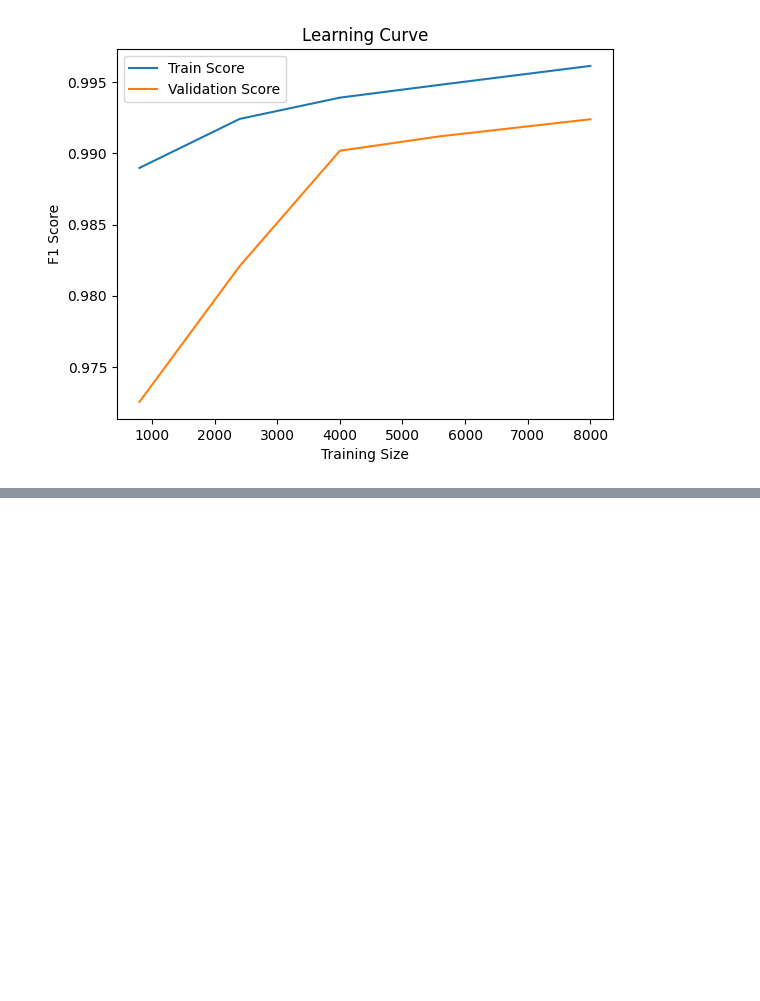
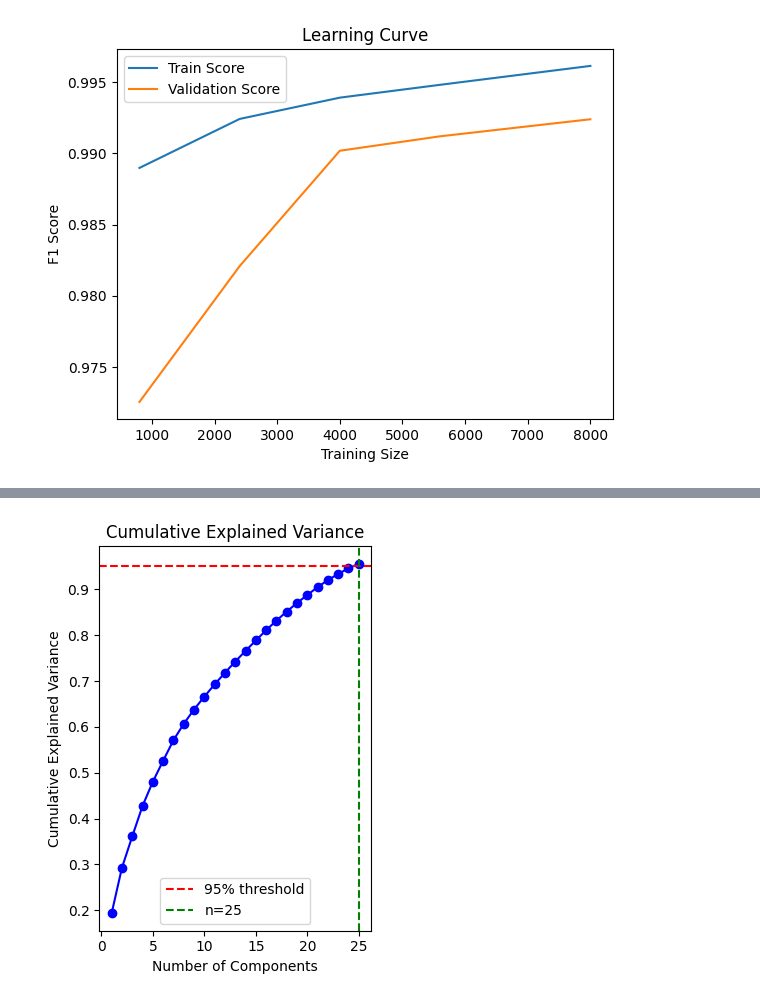
Before and after one commit to networkenthusiast/AI-Network-Intrusion-Detection, a Jupyter notebook: IDS.ipynb, the cells around one changed output, grey strips where cells are left out. Cells and saved outputs as stored; diff of their text form; code cells hidden in the pictures; blank space fills up the shorter version.

```diff
--- a/IDS.ipynb
+++ b/IDS.ipynb
@@ -1108,0 +1218,14 @@ plt.show()
+# %%
+# Plot 2: Cumulative explained variance
+plt.subplot(1, 2, 2)
+plt.plot(range(1, len(cumulative_variance) + 1), cumulative_variance, 'bo-')
+plt.axhline(y=0.95, color='r', linestyle='--', label='95% threshold')
+plt.axvline(x=n_components_95, color='g', linestyle='--', label=f'n={n_components_95}')
+plt.xlabel('Number of Components')
+plt.ylabel('Cumulative Explained Variance')
+plt.title('Cumulative Explained Variance')
+plt.legend()
+plt.tight_layout()
+plt.show()
+# %% [output]
+[figure, added]
```
Also changed, not shown: parts of 12 cells of this notebook.
